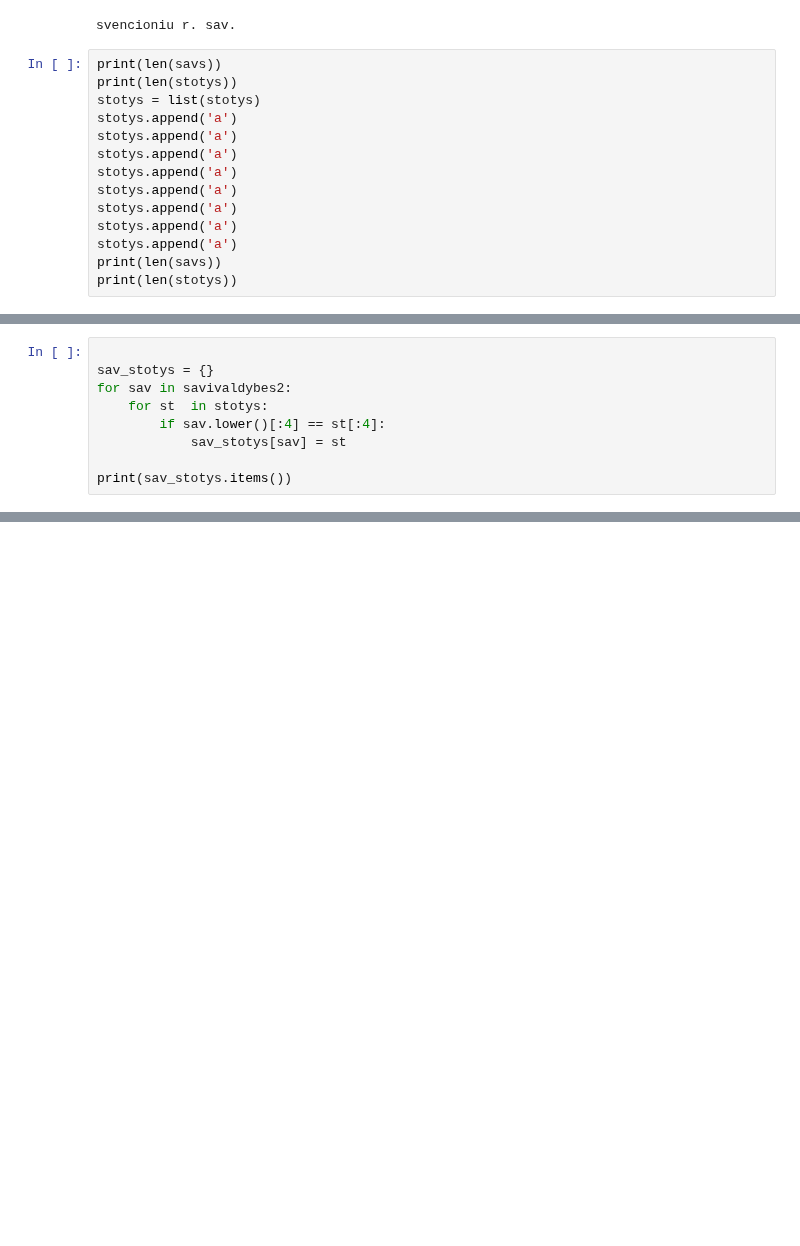
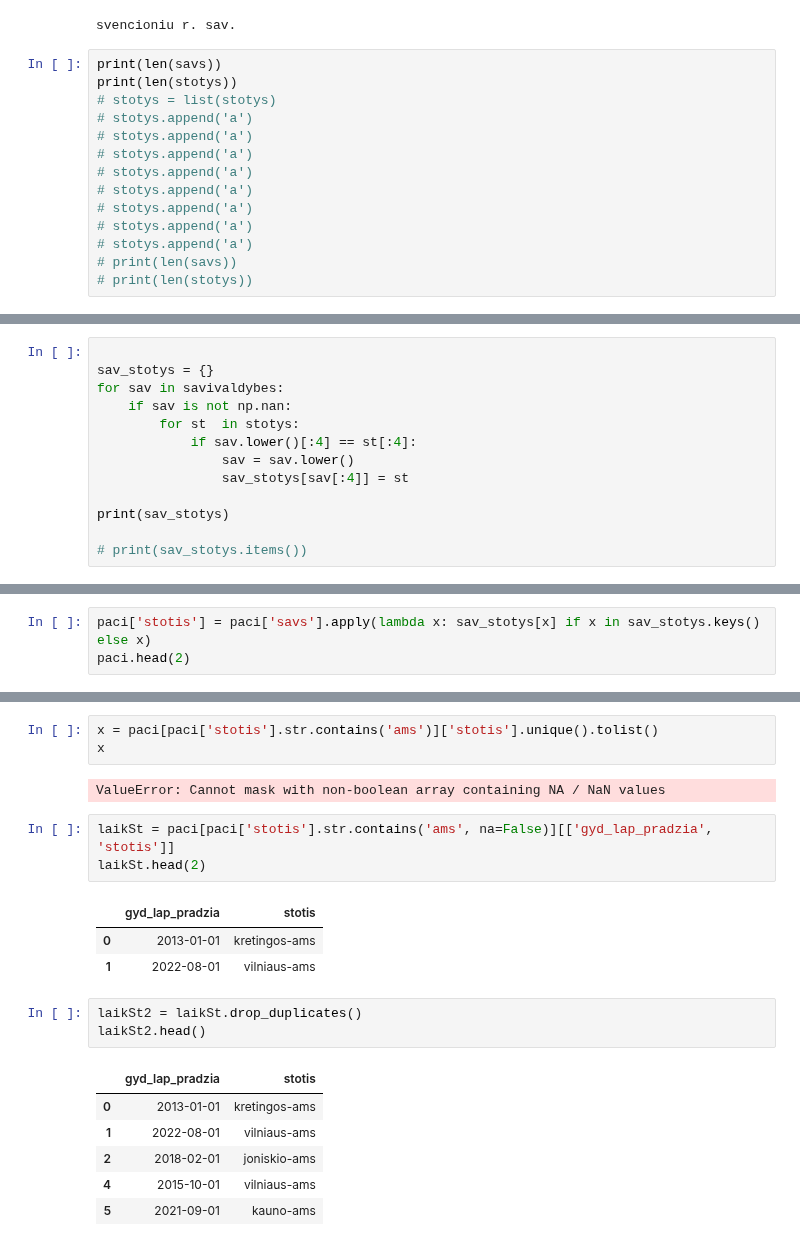
Before and after one commit to ISeeBugsEverywhere/DataScienceNotebooks, a Jupyter notebook: Studentai/Lukas/2025-02-03Paskaita.ipynb, the cells around one changed output, grey strips where cells are left out. Saved outputs shown, nothing was run; the diff lists cells and outputs as text; blank space fills up the shorter version.

```diff
--- a/Studentai/Lukas/2025-02-03Paskaita.ipynb
+++ b/Studentai/Lukas/2025-02-03Paskaita.ipynb
@@ -318,17 +338,17 @@ svencioniu r. sav.
 # %%
 print(len(savs))
 print(len(stotys))
-stotys = list(stotys)
-stotys.append('a')
-stotys.append('a')
-stotys.append('a')
-stotys.append('a')
-stotys.append('a')
-stotys.append('a')
-stotys.append('a')
-stotys.append('a')
-print(len(savs))
-print(len(stotys))
+# stotys = list(stotys)
+# stotys.append('a')
+# stotys.append('a')
+# stotys.append('a')
+# stotys.append('a')
+# stotys.append('a')
+# stotys.append('a')
+# stotys.append('a')
+# stotys.append('a')
+# print(len(savs))
+# print(len(stotys))
 # %% [output]
 60
 52
@@ -337,10 +355,14 @@ print(len(stotys))
 # %%
 
 sav_stotys = {}
-for sav in savivaldybes2:
-    for st  in stotys:
-        if sav.lower()[:4] == st[:4]:
-            sav_stotys[sav] = st
+for sav in savivaldybes:
+    if sav is not np.nan:
+        for st  in stotys:
+            if sav.lower()[:4] == st[:4]:
+                sav = sav.lower()
+                sav_stotys[sav[:4]] = st
 
-print(sav_stotys.items())
+print(sav_stotys)
+
+# print(sav_stotys.items())
 # %% [output]
@@ -347,0 +370,3 @@ dict_items([('Kretingos r. sav.', 'kretingos-ams'), ('Vilniaus r. sav.', 'vilnia
+# %%
+paci['stotis'] = paci['savs'].apply(lambda x: sav_stotys[x] if x in sav_stotys.keys() else x)
+paci.head(2)
@@ -347,0 +378,22 @@ dict_items([('Kretingos r. sav.', 'kretingos-ams'), ('Vilniaus r. sav.', 'vilnia
+# %%
+x = paci[paci['stotis'].str.contains('ams')]['stotis'].unique().tolist()
+x
+# %% [output]
+ValueError: Cannot mask with non-boolean array containing NA / NaN values
+# %%
+laikSt = paci[paci['stotis'].str.contains('ams', na=False)][['gyd_lap_pradzia', 'stotis']]
+laikSt.head(2)
+# %% [output]
+|  | gyd_lap_pradzia | stotis |
+| 0 | 2013-01-01 | kretingos-ams |
+| 1 | 2022-08-01 | vilniaus-ams |
+# %%
+laikSt2 = laikSt.drop_duplicates()
+laikSt2.head()
+# %% [output]
+|  | gyd_lap_pradzia | stotis |
+| 0 | 2013-01-01 | kretingos-ams |
+| 1 | 2022-08-01 | vilniaus-ams |
+| 2 | 2018-02-01 | joniskio-ams |
+| 4 | 2015-10-01 | vilniaus-ams |
+| 5 | 2021-09-01 | kauno-ams |
```
Also changed, not shown: parts of 21 cells of this notebook.
